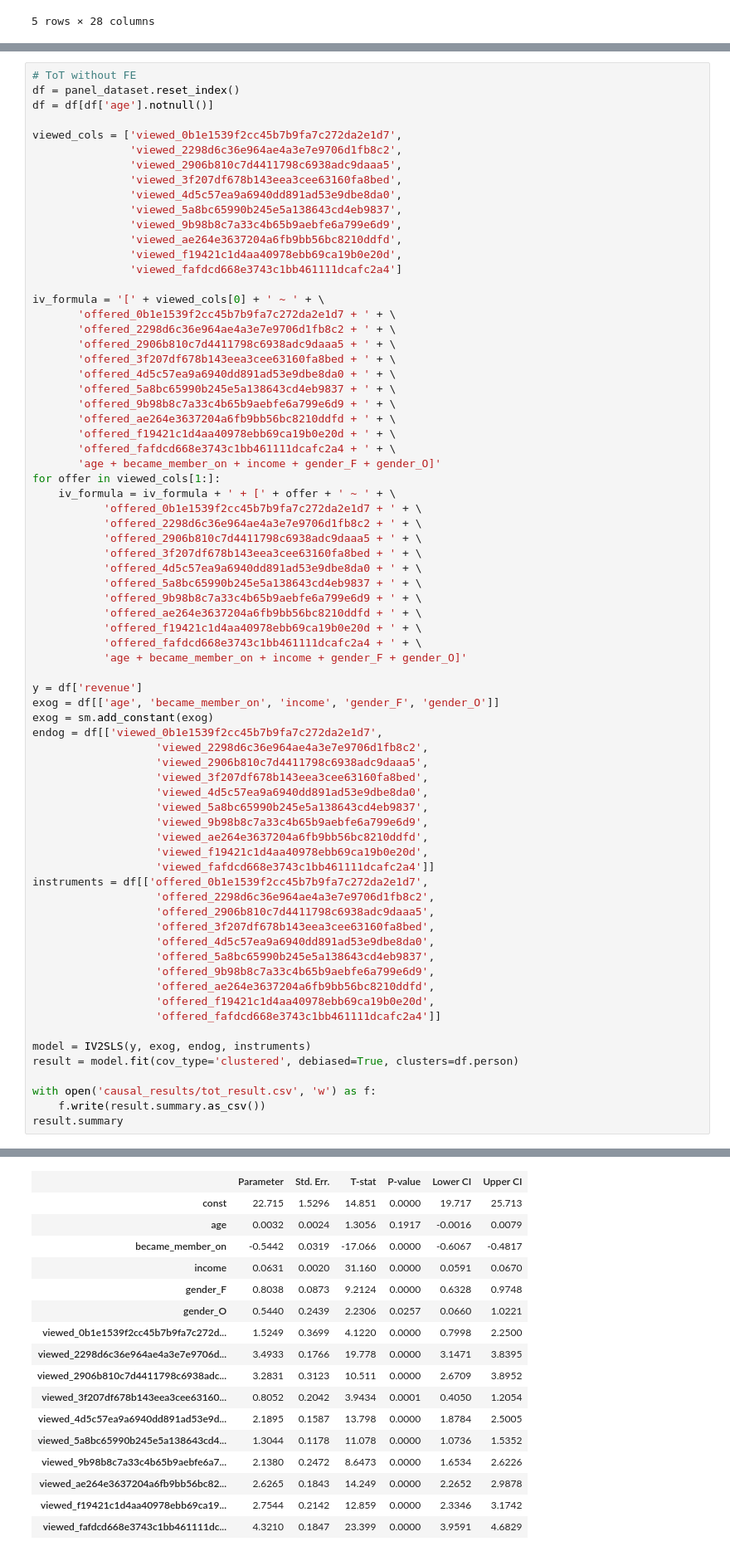
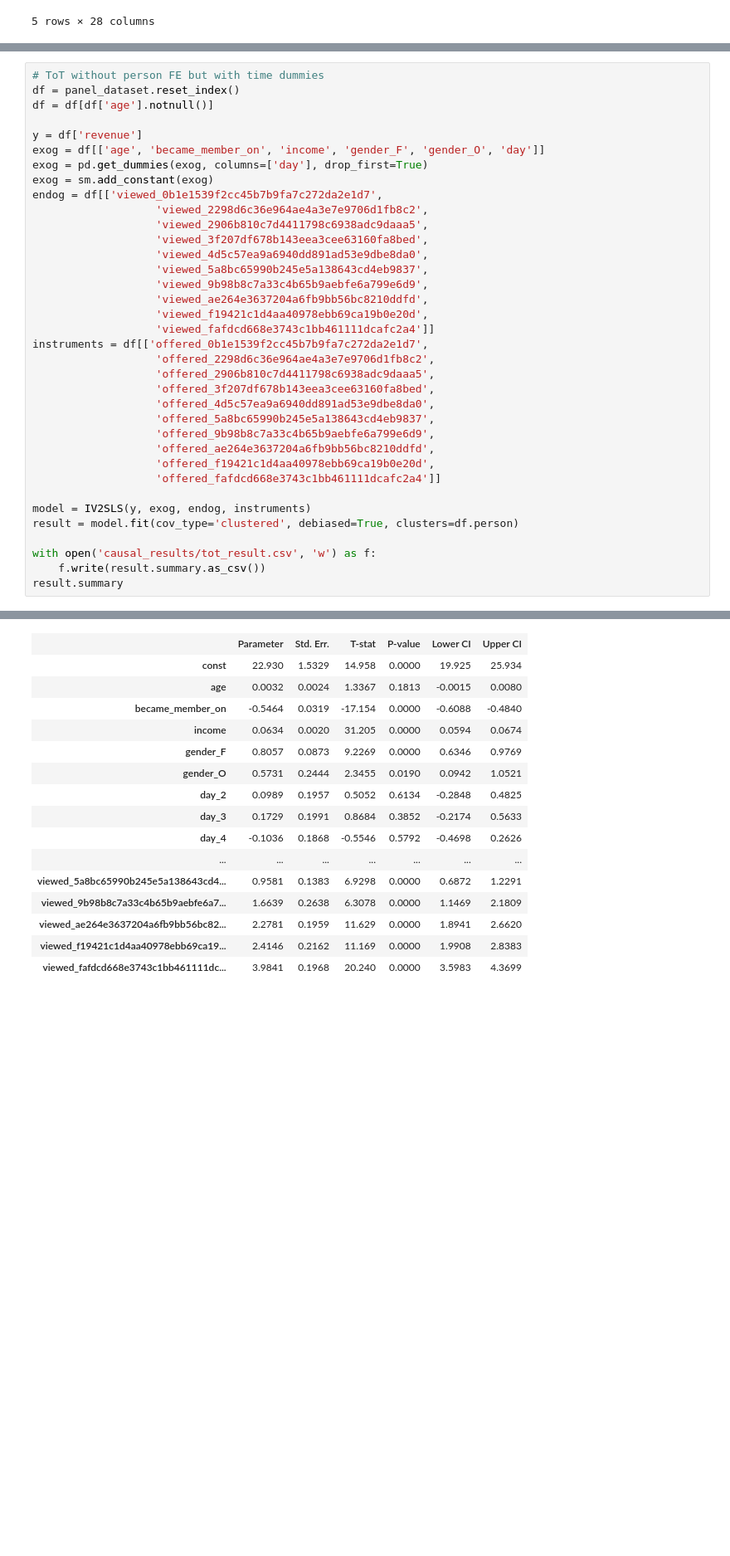
Before and after one commit to krisbitney/StarbucksCapstone, a Jupyter notebook: Estimates.ipynb, the cells around one changed output, grey strips where cells are left out. Shown at 83% size. Drawn from its saved outputs; the diff is of its cells as text; blank space fills up the shorter version.

Commit message:
Completed first draft

```diff
--- a/Estimates.ipynb
+++ b/Estimates.ipynb
@@ -337,49 +337,13 @@ Parameter Estimates
 | gender_F | 0.8088 | 0.0875 | 9.2457 | 0.0000 | 0.6373 | 0.9802 |
 | gender_O | 0.5961 | 0.2453 | 2.4296 | 0.0151 | 0.1152 | 1.0769 |
 # %%
-# ToT without FE
+# ToT without person FE but with time dummies
 df = panel_dataset.reset_index()
 df = df[df['age'].notnull()]
 
-viewed_cols = ['viewed_0b1e1539f2cc45b7b9fa7c272da2e1d7',
-               'viewed_2298d6c36e964ae4a3e7e9706d1fb8c2',
-               'viewed_2906b810c7d4411798c6938adc9daaa5',
-               'viewed_3f207df678b143eea3cee63160fa8bed',
-               'viewed_4d5c57ea9a6940dd891ad53e9dbe8da0',
-               'viewed_5a8bc65990b245e5a138643cd4eb9837',
-               'viewed_9b98b8c7a33c4b65b9aebfe6a799e6d9',
-               'viewed_ae264e3637204a6fb9bb56bc8210ddfd',
-               'viewed_f19421c1d4aa40978ebb69ca19b0e20d',
-               'viewed_fafdcd668e3743c1bb461111dcafc2a4']
-
-iv_formula = '[' + viewed_cols[0] + ' ~ ' + \
-       'offered_0b1e1539f2cc45b7b9fa7c272da2e1d7 + ' + \
-       'offered_2298d6c36e964ae4a3e7e9706d1fb8c2 + ' + \
-       'offered_2906b810c7d4411798c6938adc9daaa5 + ' + \
-       'offered_3f207df678b143eea3cee63160fa8bed + ' + \
-       'offered_4d5c57ea9a6940dd891ad53e9dbe8da0 + ' + \
-       'offered_5a8bc65990b245e5a138643cd4eb9837 + ' + \
-       'offered_9b98b8c7a33c4b65b9aebfe6a799e6d9 + ' + \
-       'offered_ae264e3637204a6fb9bb56bc8210ddfd + ' + \
-       'offered_f19421c1d4aa40978ebb69ca19b0e20d + ' + \
-       'offered_fafdcd668e3743c1bb461111dcafc2a4 + ' + \
-       'age + became_member_on + income + gender_F + gender_O]'
-for offer in viewed_cols[1:]:
-    iv_formula = iv_formula + ' + [' + offer + ' ~ ' + \
-           'offered_0b1e1539f2cc45b7b9fa7c272da2e1d7 + ' + \
-           'offered_2298d6c36e964ae4a3e7e9706d1fb8c2 + ' + \
-           'offered_2906b810c7d4411798c6938adc9daaa5 + ' + \
-           'offered_3f207df678b143eea3cee63160fa8bed + ' + \
-           'offered_4d5c57ea9a6940dd891ad53e9dbe8da0 + ' + \
-           'offered_5a8bc65990b245e5a138643cd4eb9837 + ' + \
-           'offered_9b98b8c7a33c4b65b9aebfe6a799e6d9 + ' + \
-           'offered_ae264e3637204a6fb9bb56bc8210ddfd + ' + \
-           'offered_f19421c1d4aa40978ebb69ca19b0e20d + ' + \
-           'offered_fafdcd668e3743c1bb461111dcafc2a4 + ' + \
-           'age + became_member_on + income + gender_F + gender_O]'
-
 y = df['revenue']
-exog = df[['age', 'became_member_on', 'income', 'gender_F', 'gender_O']]
+exog = df[['age', 'became_member_on', 'income', 'gender_F', 'gender_O', 'day']]
+exog = pd.get_dummies(exog, columns=['day'], drop_first=True)
 exog = sm.add_constant(exog)
 endog = df[['viewed_0b1e1539f2cc45b7b9fa7c272da2e1d7',
                    'viewed_2298d6c36e964ae4a3e7e9706d1fb8c2',
@@ -418,23 +382,22 @@ IV-2SLS Estimation Summary
 | Cov. Estimator: | clustered |  |  |
 |  |  |  |  |
 Parameter Estimates
 |  | Parameter | Std. Err. | T-stat | P-value | Lower CI | Upper CI |
-| const | 22.715 | 1.5296 | 14.851 | 0.0000 | 19.717 | 25.713 |
-| age | 0.0032 | 0.0024 | 1.3056 | 0.1917 | -0.0016 | 0.0079 |
-| became_member_on | -0.5442 | 0.0319 | -17.066 | 0.0000 | -0.6067 | -0.4817 |
-| income | 0.0631 | 0.0020 | 31.160 | 0.0000 | 0.0591 | 0.0670 |
-| gender_F | 0.8038 | 0.0873 | 9.2124 | 0.0000 | 0.6328 | 0.9748 |
-| gender_O | 0.5440 | 0.2439 | 2.2306 | 0.0257 | 0.0660 | 1.0221 |
-| viewed_0b1e1539f2cc45b7b9fa7c272d... | 1.5249 | 0.3699 | 4.1220 | 0.0000 | 0.7998 | 2.2500 |
-| viewed_2298d6c36e964ae4a3e7e9706d... | 3.4933 | 0.1766 | 19.778 | 0.0000 | 3.1471 | 3.8395 |
-| viewed_2906b810c7d4411798c6938adc... | 3.2831 | 0.3123 | 10.511 | 0.0000 | 2.6709 | 3.8952 |
-| viewed_3f207df678b143eea3cee63160... | 0.8052 | 0.2042 | 3.9434 | 0.0001 | 0.4050 | 1.2054 |
-| viewed_4d5c57ea9a6940dd891ad53e9d... | 2.1895 | 0.1587 | 13.798 | 0.0000 | 1.8784 | 2.5005 |
-| viewed_5a8bc65990b245e5a138643cd4... | 1.3044 | 0.1178 | 11.078 | 0.0000 | 1.0736 | 1.5352 |
-| viewed_9b98b8c7a33c4b65b9aebfe6a7... | 2.1380 | 0.2472 | 8.6473 | 0.0000 | 1.6534 | 2.6226 |
-| viewed_ae264e3637204a6fb9bb56bc82... | 2.6265 | 0.1843 | 14.249 | 0.0000 | 2.2652 | 2.9878 |
-| viewed_f19421c1d4aa40978ebb69ca19... | 2.7544 | 0.2142 | 12.859 | 0.0000 | 2.3346 | 3.1742 |
-| viewed_fafdcd668e3743c1bb461111dc... | 4.3210 | 0.1847 | 23.399 | 0.0000 | 3.9591 | 4.6829 |
+| const | 22.930 | 1.5329 | 14.958 | 0.0000 | 19.925 | 25.934 |
+| age | 0.0032 | 0.0024 | 1.3367 | 0.1813 | -0.0015 | 0.0080 |
+| became_member_on | -0.5464 | 0.0319 | -17.154 | 0.0000 | -0.6088 | -0.4840 |
+| income | 0.0634 | 0.0020 | 31.205 | 0.0000 | 0.0594 | 0.0674 |
+| gender_F | 0.8057 | 0.0873 | 9.2269 | 0.0000 | 0.6346 | 0.9769 |
+| gender_O | 0.5731 | 0.2444 | 2.3455 | 0.0190 | 0.0942 | 1.0521 |
+| day_2 | 0.0989 | 0.1957 | 0.5052 | 0.6134 | -0.2848 | 0.4825 |
+| day_3 | 0.1729 | 0.1991 | 0.8684 | 0.3852 | -0.2174 | 0.5633 |
+| day_4 | -0.1036 | 0.1868 | -0.5546 | 0.5792 | -0.4698 | 0.2626 |
+| ... | ... | ... | ... | ... | ... | ... |
+| viewed_5a8bc65990b245e5a138643cd4... | 0.9581 | 0.1383 | 6.9298 | 0.0000 | 0.6872 | 1.2291 |
+| viewed_9b98b8c7a33c4b65b9aebfe6a7... | 1.6639 | 0.2638 | 6.3078 | 0.0000 | 1.1469 | 2.1809 |
+| viewed_ae264e3637204a6fb9bb56bc82... | 2.2781 | 0.1959 | 11.629 | 0.0000 | 1.8941 | 2.6620 |
+| viewed_f19421c1d4aa40978ebb69ca19... | 2.4146 | 0.2162 | 11.169 | 0.0000 | 1.9908 | 2.8383 |
+| viewed_fafdcd668e3743c1bb461111dc... | 3.9841 | 0.1968 | 20.240 | 0.0000 | 3.5983 | 4.3699 |
 Endogenous: viewed_0b1e1539f2cc45b7b9fa7c272da2e1d7, viewed_2298d6c36e964ae4a3e7e9706d1fb8c2, viewed_2906b810c7d4411798c6938adc9daaa5, viewed_3f207df678b143eea3cee63160fa8bed, viewed_4d5c57ea9a6940dd8 ...
 Instruments: offered_0b1e1539f2cc45b7b9fa7c272da2e1d7, offered_2298d6c36e964ae4a3e7e9706d1fb8c2, offered_2906b810c7d4411798c6938adc9daaa5, offered_3f207df678b143eea3cee63160fa8bed, offered_4d5c57ea9a6 ...
 Clustered Covariance (One-Way)
```
Also changed, not shown: parts of 28 cells of this notebook, 16 other files.
